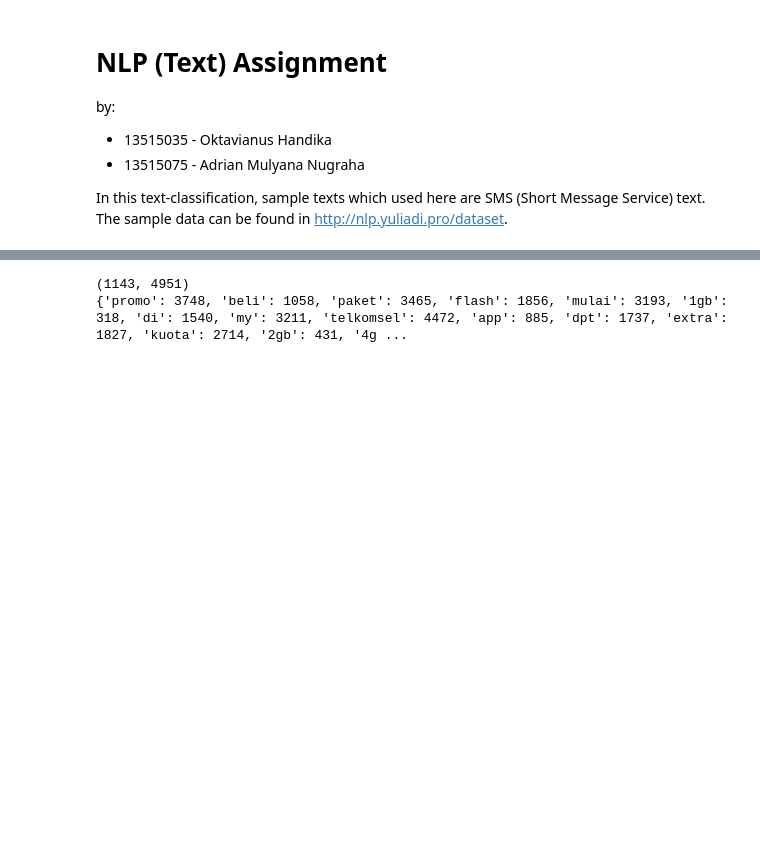
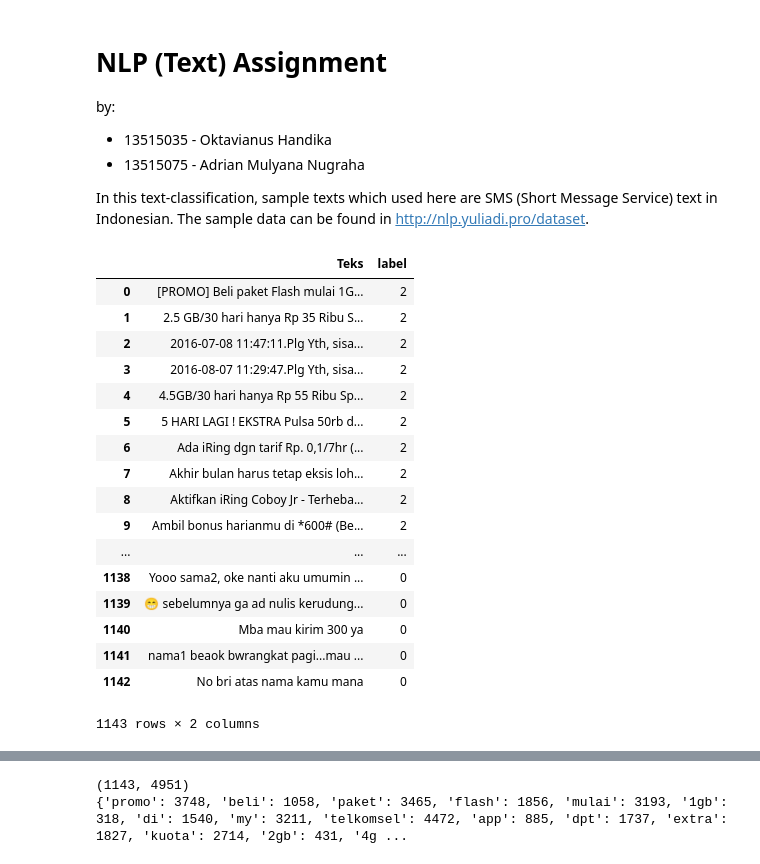
Before and after one commit to handikao29/IF4072-Spam-Filtering, a Jupyter notebook: Spam-Filtering.ipynb, the cells around one changed output, grey strips where cells are left out. Saved outputs shown, nothing was run; the diff lists cells and outputs as text; code cells hidden in the pictures; blank space fills up the shorter version.

Commit message:
Added some description, some data test

```diff
--- a/Spam-Filtering.ipynb
+++ b/Spam-Filtering.ipynb
@@ -5,13 +5,33 @@ by:
 - 13515035 - Oktavianus Handika
 - 13515075 - Adrian Mulyana Nugraha
 
-In this text-classification, sample texts which used here are SMS (Short Message Service) text. The sample data can be found in http://nlp.yuliadi.pro/dataset.
+In this text-classification, sample texts which used here are SMS (Short Message Service) text in Indonesian. The sample data can be found in http://nlp.yuliadi.pro/dataset.
 # %%
 from __future__ import division
 import numpy as np
 import matplotlib.pyplot as plt
 import time
 import pandas as pd
 
 #Read the train dataset from csv file
 train = pd.read_csv("dataset_sms_spam_v1.csv")
+train
+# %% [output]
+|  | Teks | label |
+| 0 | [PROMO] Beli paket Flash mulai 1G... | 2 |
+| 1 | 2.5 GB/30 hari hanya Rp 35 Ribu S... | 2 |
+| 2 | 2016-07-08 11:47:11.Plg Yth, sisa... | 2 |
+| 3 | 2016-08-07 11:29:47.Plg Yth, sisa... | 2 |
+| 4 | 4.5GB/30 hari hanya Rp 55 Ribu Sp... | 2 |
+| 5 | 5 HARI LAGI ! EKSTRA Pulsa 50rb d... | 2 |
+| 6 | Ada iRing dgn tarif Rp. 0,1/7hr (... | 2 |
+| 7 | Akhir bulan harus tetap eksis loh... | 2 |
+| 8 | Aktifkan iRing Coboy Jr - Terheba... | 2 |
+| 9 | Ambil bonus harianmu di *600# (Be... | 2 |
+| ... | ... | ... |
+| 1138 | Yooo sama2, oke nanti aku umumin ... | 0 |
+| 1139 | 😁 sebelumnya ga ad nulis kerudung... | 0 |
+| 1140 | Mba mau kirim 300 ya | 0 |
+| 1141 | nama1 beaok bwrangkat pagi...mau ... | 0 |
+| 1142 | No bri atas nama kamu mana | 0 |
+1143 rows × 2 columns
```
Also changed, not shown: parts of 5 cells of this notebook.
